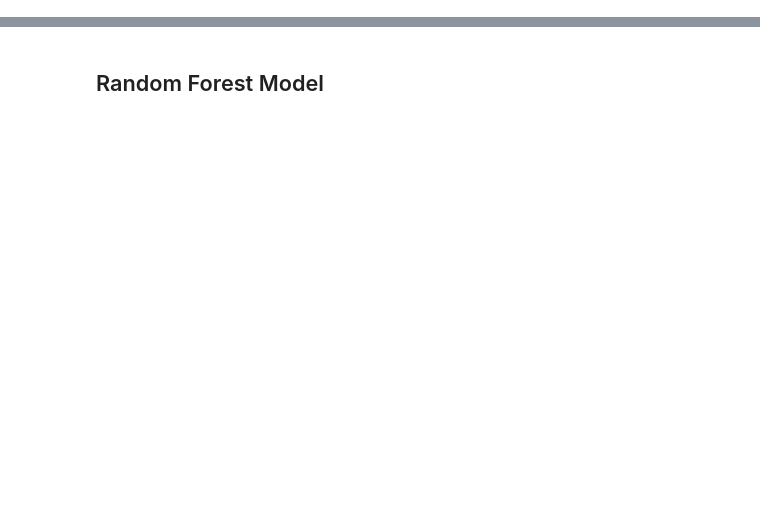
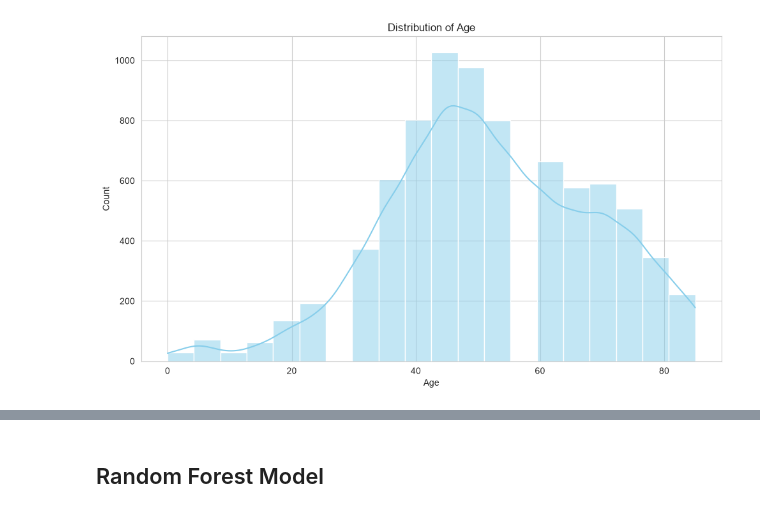
Before and after one commit to Hakunok/CS171-ImageClassifier, a Jupyter notebook: notebooks/eda_processing_split.ipynb, the cells around one changed output, grey strips where cells are left out. Saved outputs shown, nothing was run; the diff lists cells and outputs as text; code cells hidden in the pictures; blank space fills up the shorter version.

```diff
--- a/notebooks/eda_processing_split.ipynb
+++ b/notebooks/eda_processing_split.ipynb
@@ -242,0 +310,11 @@ print(class_weights)
+# %%
+# 2. Distribution of 'age'
+plt.figure(figsize=(10, 6))
+sns.histplot(data=train_df, x='age', kde=True, bins=20, color='skyblue')
+plt.title('Distribution of Age')
+plt.xlabel('Age')
+plt.ylabel('Count')
+plt.tight_layout()
+plt.show()
+# %% [output]
+[figure, added]
```
Also changed, not shown: parts of 39 cells of this notebook, 3 other files.
